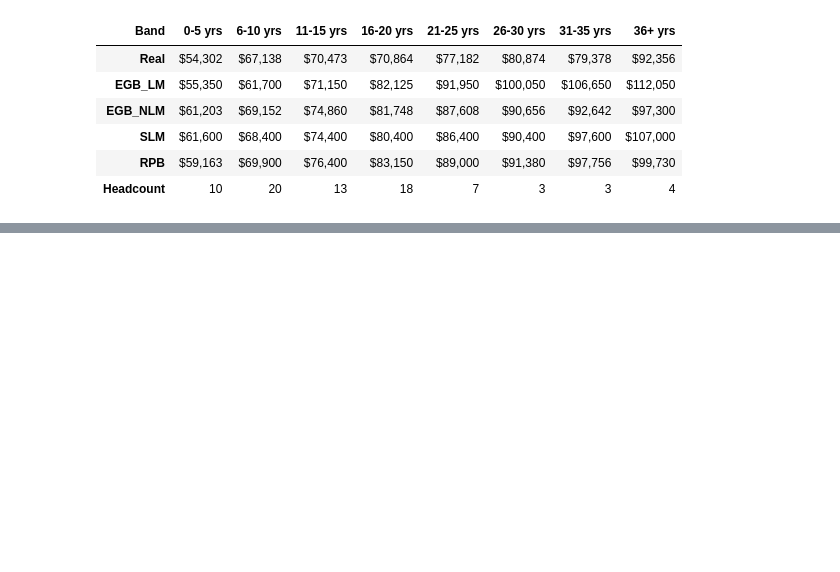
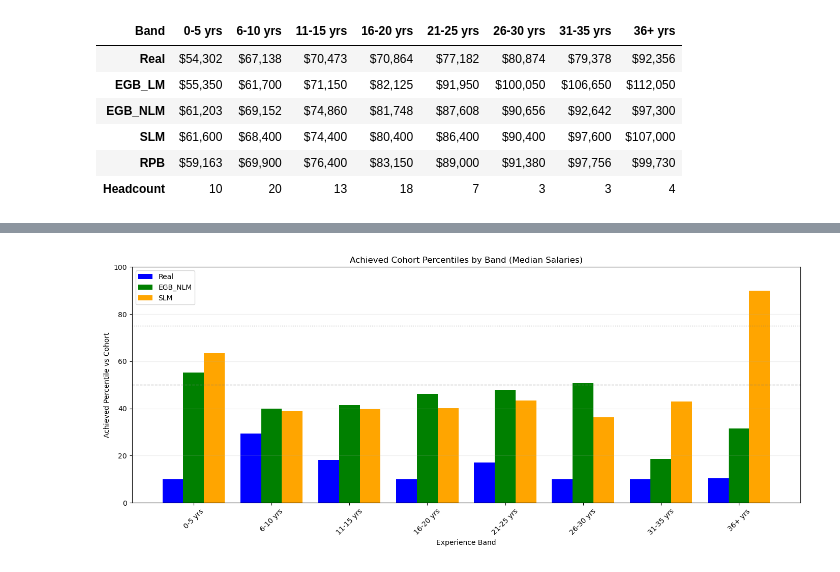
Before and after one commit to ErikBorn/Python, a Jupyter notebook: jupyter/SalaryModel4.ipynb, the cells around one changed output, grey strips where cells are left out. Cells and saved outputs as stored; diff of their text form; code cells hidden in the pictures; blank space fills up the shorter version.

```diff
--- a/jupyter/SalaryModel4.ipynb
+++ b/jupyter/SalaryModel4.ipynb
@@ -1562,0 +1701,51 @@ display(styled)
+# %%
+# --- Visualization: Achieved percentiles vs bands (bar chart, fixed colors) ---
+
+import matplotlib.pyplot as plt
+import numpy as np
+
+# Choose which models to plot (must be columns in per_band_percentiles)
+models_to_plot = ["Real", "EGB_NLM", "SLM"]
+
+# Fixed color mapping for models
+model_colors = {
+    "Real": "blue",
+    "EGB_LM": "purple",
+    "EGB_NLM": "green",
+    "SLM": "orange",
+    "RPB": "red"   # included in case you want to compare to RPB as well
+}
+
+plot_df = per_band_percentiles[models_to_plot].copy()
+
+bands = plot_df.index.tolist()
+x = np.arange(len(bands))  # positions
+n_models = len(models_to_plot)
+bar_width = 0.8 / n_models  # total width ~0.8
+
+plt.figure(figsize=(14, 6))
+
+for i, model in enumerate(models_to_plot):
+    plt.bar(
+        x + i * bar_width,
+        plot_df[model].values,
+        width=bar_width,
+        label=model,
+        color=model_colors.get(model, None)
+    )
+
+# Reference lines
+plt.axhline(50, color="gray", linestyle="--", linewidth=1, alpha=0.7)
+plt.axhline(75, color="gray", linestyle=":", linewidth=1, alpha=0.7)
+
+plt.xticks(x + bar_width * (n_models - 1) / 2, bands, rotation=45)
+plt.ylabel("Achieved Percentile vs Cohort")
+plt.xlabel("Experience Band")
+plt.title("Achieved Cohort Percentiles by Band (Median Salaries)")
+plt.ylim(0, 100)
+plt.grid(axis="y", alpha=0.2)
+plt.legend()
+plt.tight_layout()
+plt.show()
+# %% [output]
+[figure, added]
```
Also changed, not shown: parts of 2 cells of this notebook.
